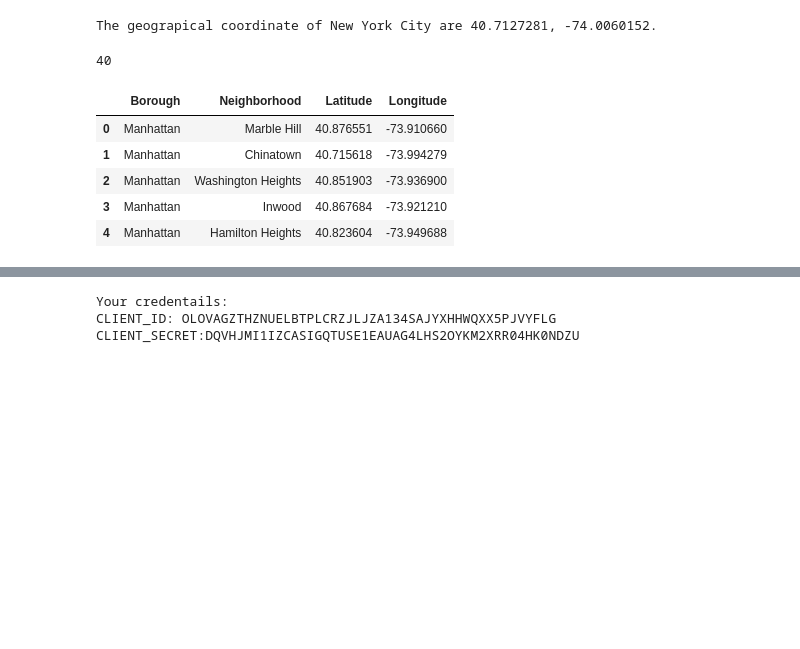
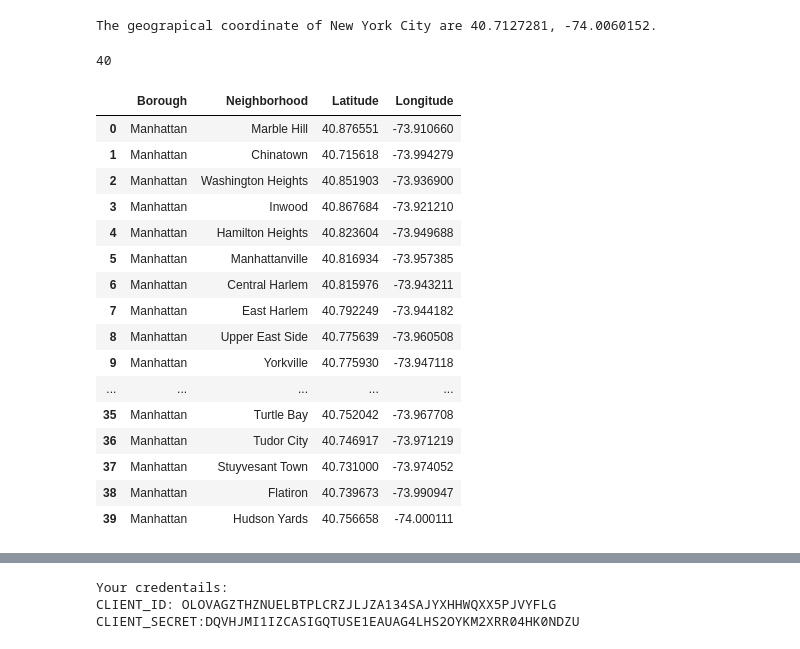
Before and after one commit to Waytao/neighborhoods, a Jupyter notebook: Neighboorhoods in NYC.ipynb, the cells around one changed output, grey strips where cells are left out. Saved outputs shown, nothing was run; the diff lists cells and outputs as text; code cells hidden in the pictures; blank space fills up the shorter version.

```diff
--- a/Neighboorhoods in NYC.ipynb
+++ b/Neighboorhoods in NYC.ipynb
@@ -89,15 +97,26 @@ The geograpical coordinate of New York City are 40.7127281, -74.0060152.
 # %%
 manhattan_data = neighborhoods[neighborhoods['Borough'] == 'Manhattan'].reset_index(drop=True)
 print(len(manhattan_data))
-manhattan_data.head()
+manhattan_data
 # %% [output]
 40
 |  | Borough | Neighborhood | Latitude | Longitude |
 | 0 | Manhattan | Marble Hill | 40.876551 | -73.910660 |
 | 1 | Manhattan | Chinatown | 40.715618 | -73.994279 |
 | 2 | Manhattan | Washington Heights | 40.851903 | -73.936900 |
 | 3 | Manhattan | Inwood | 40.867684 | -73.921210 |
 | 4 | Manhattan | Hamilton Heights | 40.823604 | -73.949688 |
+| 5 | Manhattan | Manhattanville | 40.816934 | -73.957385 |
+| 6 | Manhattan | Central Harlem | 40.815976 | -73.943211 |
+| 7 | Manhattan | East Harlem | 40.792249 | -73.944182 |
+| 8 | Manhattan | Upper East Side | 40.775639 | -73.960508 |
+| 9 | Manhattan | Yorkville | 40.775930 | -73.947118 |
+| ... | ... | ... | ... | ... |
+| 35 | Manhattan | Turtle Bay | 40.752042 | -73.967708 |
+| 36 | Manhattan | Tudor City | 40.746917 | -73.971219 |
+| 37 | Manhattan | Stuyvesant Town | 40.731000 | -73.974052 |
+| 38 | Manhattan | Flatiron | 40.739673 | -73.990947 |
+| 39 | Manhattan | Hudson Yards | 40.756658 | -74.000111 |
 # %%
 # create map of NYC using latitude and longitude values
 map_nyc = folium.Map(location=[latitude, longitude], zoom_start=10)
```
Also changed, not shown: parts of 11 cells of this notebook.
